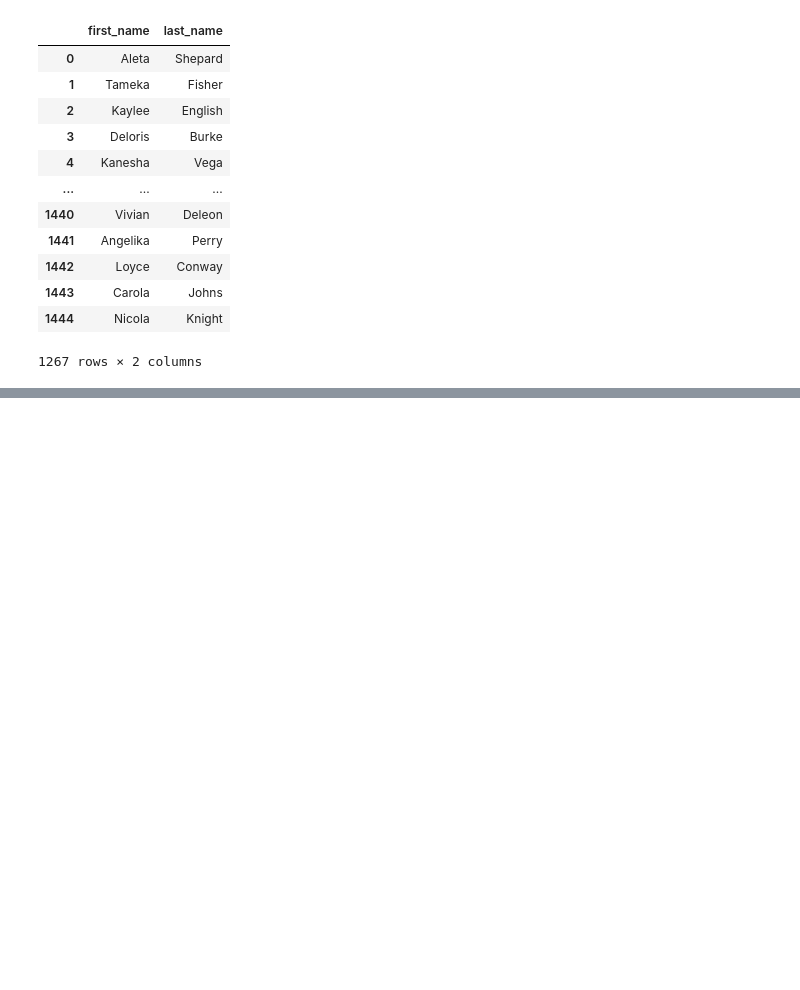
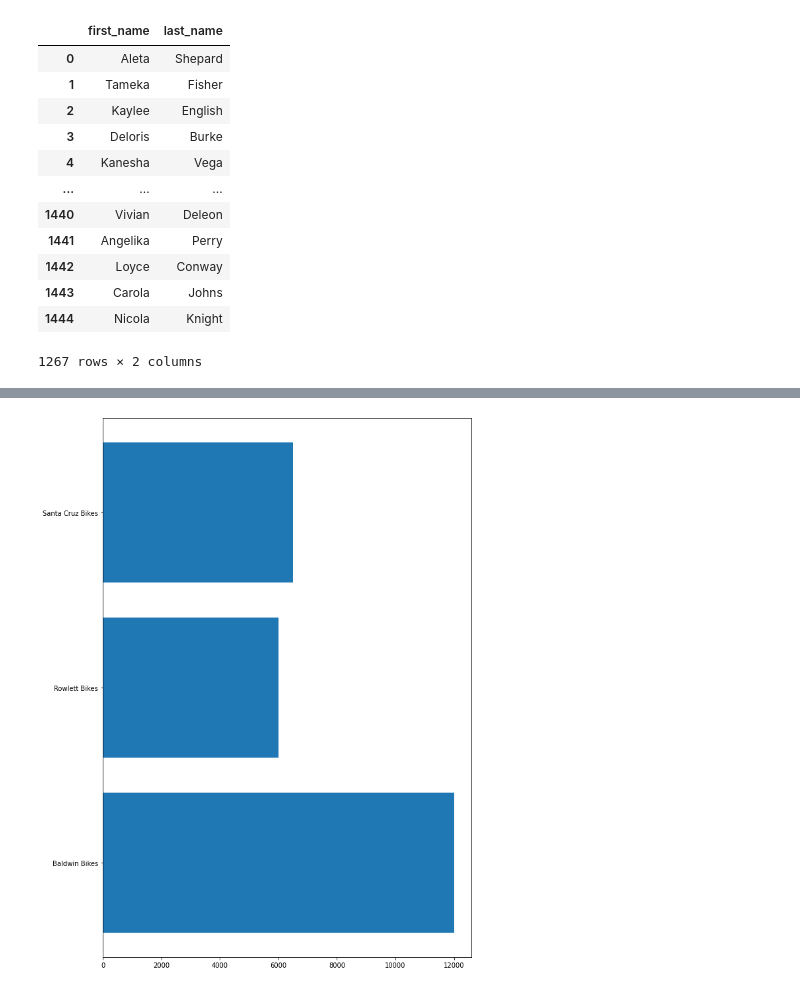
Before and after one commit to Salvini126/informatica, a Jupyter notebook: Esercizio_Pandas_Merge_BikeStores.ipynb, the cells around one changed output, grey strips where cells are left out. Cells and saved outputs as stored; diff of their text form; code cells hidden in the pictures; blank space fills up the shorter version.

```diff
--- a/Esercizio_Pandas_Merge_BikeStores.ipynb
+++ b/Esercizio_Pandas_Merge_BikeStores.ipynb
@@ -198,0 +231,3 @@ df_nomi
+# %%
+df_order2018 = df_orders[df_orders["order_date"].dt.year==2018]
+df_order2018
@@ -198,0 +252,3 @@ df_nomi
+# %%
+df_staff_items_order=pd.merge(df_order2018, df_orders_items, how="left", on=["order_id"])
+df_staff_items_order
@@ -198,0 +269,3 @@ df_nomi
+# %%
+df_store_staff_items_order=pd.merge(df_staff_items_order, df_stores, how="left", on=["store_id"])
+df_store_staff_items_order
@@ -198,0 +286,6 @@ df_nomi
+# %%
+fig,ax = plt.subplots(figsize=(10,15))
+ax.barh(df_store_staff_items_order["store_name"],df_store_staff_items_order["list_price"])
+plt.show()
+# %% [output]
+[figure, added]
```
Also changed, not shown: parts of 10 cells of this notebook.
